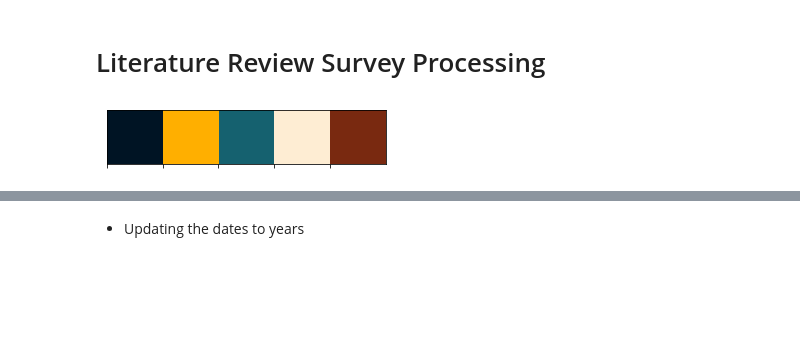
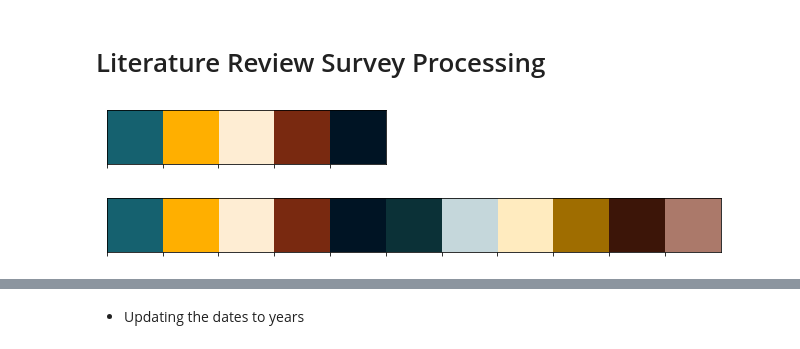
Before and after one commit to padillacoreanolab/literature_review_processing, a Jupyter notebook: results/2022_09_09_literature_review_processing/literature_review_survey_processing_meghan.ipynb, the cells around one changed output, grey strips where cells are left out. Drawn from its saved outputs; the diff is of its cells as text; code cells hidden in the pictures; blank space fills up the shorter version.

```diff
--- a/results/2022_09_09_literature_review_processing/literature_review_survey_processing_meghan.ipynb
+++ b/results/2022_09_09_literature_review_processing/literature_review_survey_processing_meghan.ipynb
@@ -13,13 +13,21 @@ import seaborn as sns
 from matplotlib.colors import ListedColormap
 # %%
 # color palette from Nancy's website
-pclabcol = ['#001424','#FFAF00', '#15616F', '#FEEDD3', '#792910']
+pclabcol = ['#15616F','#FFAF00', '#FEEDD3', '#792910','#001424']
+# minus the cream
 pclabcol2 = ['#001424','#FFAF00', '#15616F', '#792910']
+# expanded
+pclabcol3 = ['#15616F','#FFAF00', '#FEEDD3', '#792910','#001424','#0B3137', '#C5D7DB', '#FFEBBF','#9F6D00', '#3C1508', '#AB796A']
 sns.palplot(sns.color_palette(pclabcol))
 my_colors = ListedColormap(sns.color_palette(pclabcol))
 my_colors2 = ListedColormap(sns.color_palette(pclabcol2))
+my_colors3= ListedColormap(sns.color_palette(pclabcol3))
 # %% [output]
-[figure, old version]
+[figure, new version]
+# %%
+sns.palplot(sns.color_palette(pclabcol3))
+# %% [output]
+[figure, added]
 # %%
 # Plot Specifics
 TITLESIZE = 60
```
Also changed, not shown: parts of 88 cells of this notebook, 2 other files.
